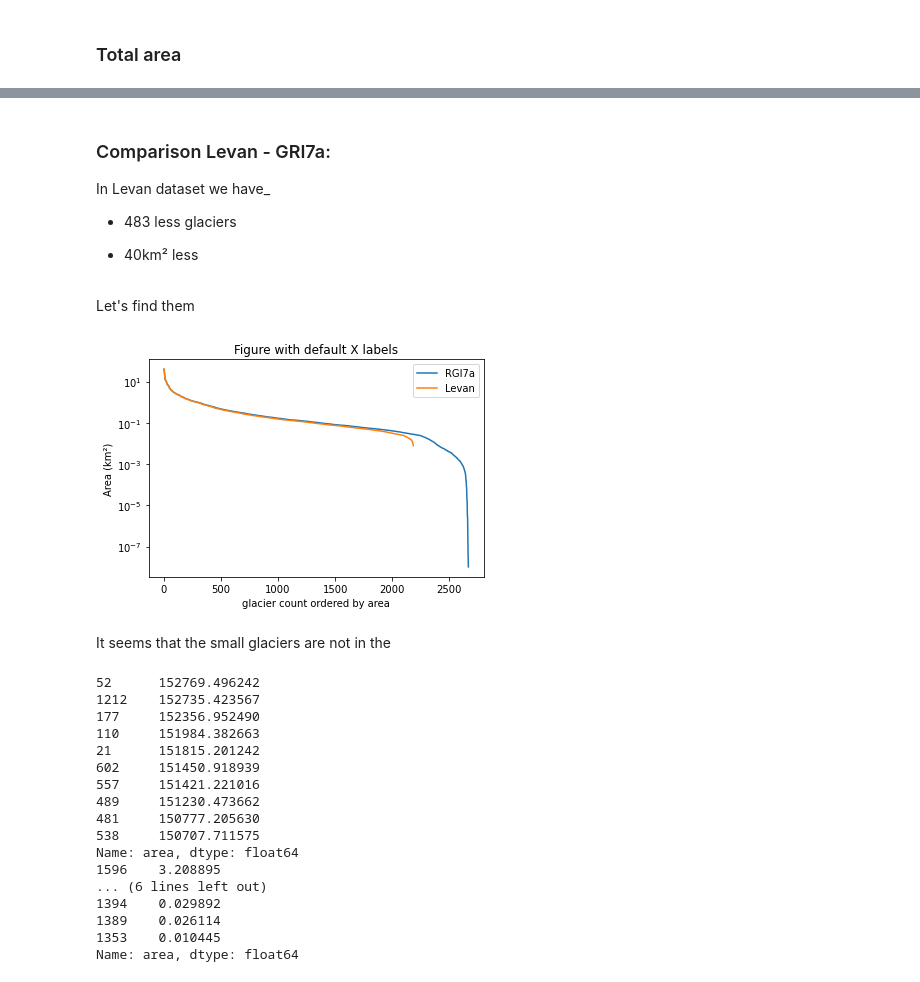
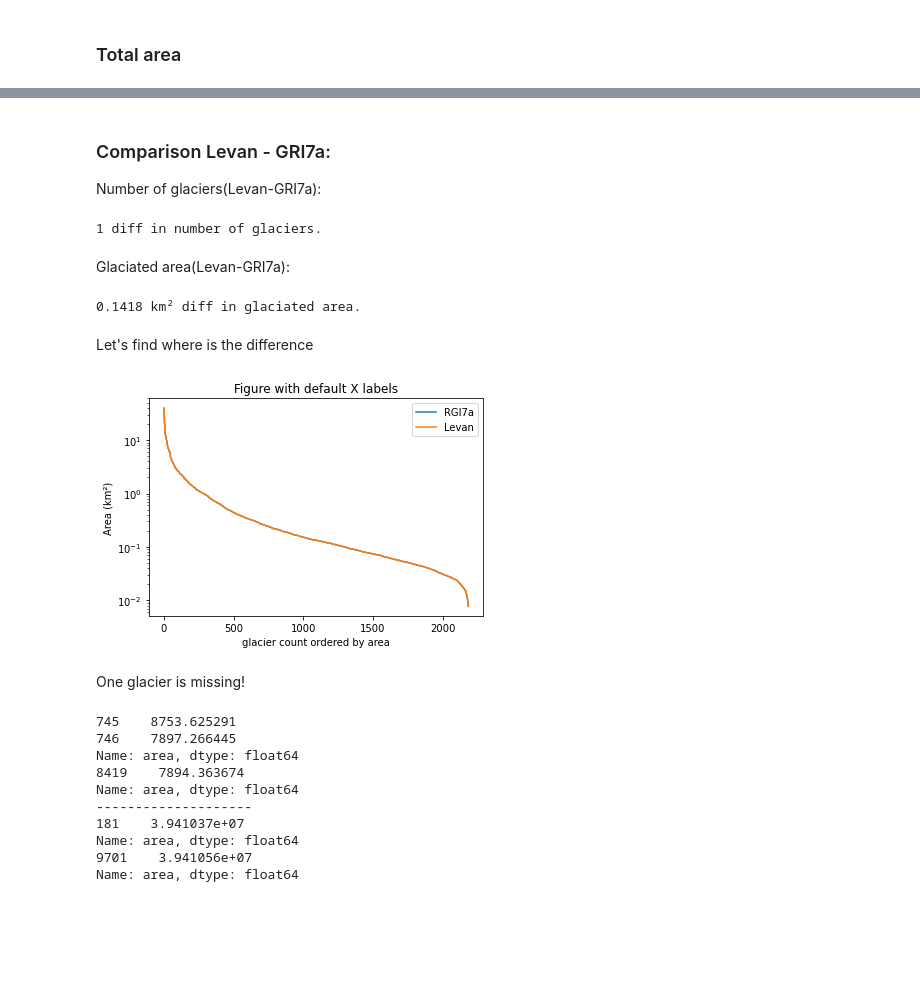
Before and after one commit to franra9/rgi7_scripts, a Jupyter notebook: workflow/RGI12.ipynb, the cells around one changed output, grey strips where cells are left out. Cells and saved outputs as stored; diff of their text form; code cells hidden in the pictures; blank space fills up the shorter version.

Commit message:
add comaprison 1 glacier missing

```diff
--- a/workflow/RGI12.ipynb
+++ b/workflow/RGI12.ipynb
@@ -245,4 +250,4 @@ Difference: 483
 # %%
 # add an area field to RGI_ss and reference data
-RGI_ss['area'] = RGI_ss.to_crs({'proj':'cea'}).area
+RGI_ss_caucasus['area'] = RGI_ss_caucasus.to_crs({'proj':'cea'}).area
 lev['area'] = lev.to_crs({'proj':'cea'}).area
@@ -261,57 +272,61 @@ Area difference [km²]: 40.110384033432865
 # %% [markdown]
 ### Comparison Levan - GRI7a:
 
-In Levan dataset we have_
-
-* 483 less glaciers
-
-* 40km² less
+Number of glaciers(Levan-GRI7a):
+# %%
+print(str(len(lev)-len(RGI_ss_caucasus)) + ' diff in number of glaciers.')
+# %% [output]
+1 diff in number of glaciers.
+# %% [markdown]
+Glaciated area(Levan-GRI7a):
+# %%
+print(str(round(-d,4)) + ' km² diff in glaciated area.')
+# %% [output]
+0.1418 km² diff in glaciated area.
 # %% [markdown]
-Let's find them
+Let's find where is the difference
 # %%
 sorted_lev = lev["area"].sort_values(ascending=False)
-sorted_RGI_ss = RGI_ss["area"].sort_values(ascending=False)
+sorted_RGI_ss = RGI_ss_caucasus["area"].sort_values(ascending=False)
 
 #sorted_lev()
 #sorted_RGI_ss
 
 x = range(len(sorted_RGI_ss))
 y = sorted_RGI_ss * 1e-6
 x1 = range(len(sorted_lev))
 y1 = sorted_lev * 1e-6
 
 plt.plot(x,y,marker="", label="RGI7a")
 plt.xlabel("glacier count ordered by area")
 plt.ylabel("Area (km²)")
 plt.yscale('log')
 plt.title("Figure with default X labels")
 plt.plot(x1,y1,marker="", label="Levan")
 plt.legend(loc="upper right")
 
 plt.show()
 #plt.plot(x=range(1, len(sorted_lev)), y=sorted_lev)#, sorted_RGI_ss)
 # %% [output]
-[figure, old version]
+[figure, new version]
 # %% [markdown]
-It seems that the small glaciers are not in the
+One glacier is missing!
 # %%
-print(sorted_lev[1000:1010])
-print(sorted_RGI_ss[-10:]) # --> makes no sense, we cannot have 3m² glaciers!!!
+last=min(len(sorted_lev), len(sorted_RGI_ss))
+
+print(sorted_lev[(last-1):])
+print(sorted_RGI_ss[(last-1):])
+print("--------------------")
+print(sorted_lev[:1])
+print(sorted_RGI_ss[:1])
 # %% [output]
-52      152769.496242
-1212    152735.423567
-177     152356.952490
-110     151984.382663
-21      151815.201242
-602     151450.918939
-557     151421.221016
-489     151230.473662
-481     150777.205630
-538     150707.711575
+745    8753.625291
+746    7897.266445
 Name: area, dtype: float64
-1596    3.208895
-... (6 lines left out)
-1394    0.029892
-1389    0.026114
-1353    0.010445
+8419    7894.363674
 Name: area, dtype: float64
+--------------------
+181    3.941037e+07
+Name: area, dtype: float64
+9701    3.941056e+07
+Name: area, dtype: float64
```
Also changed, not shown: parts of 9 cells of this notebook.
